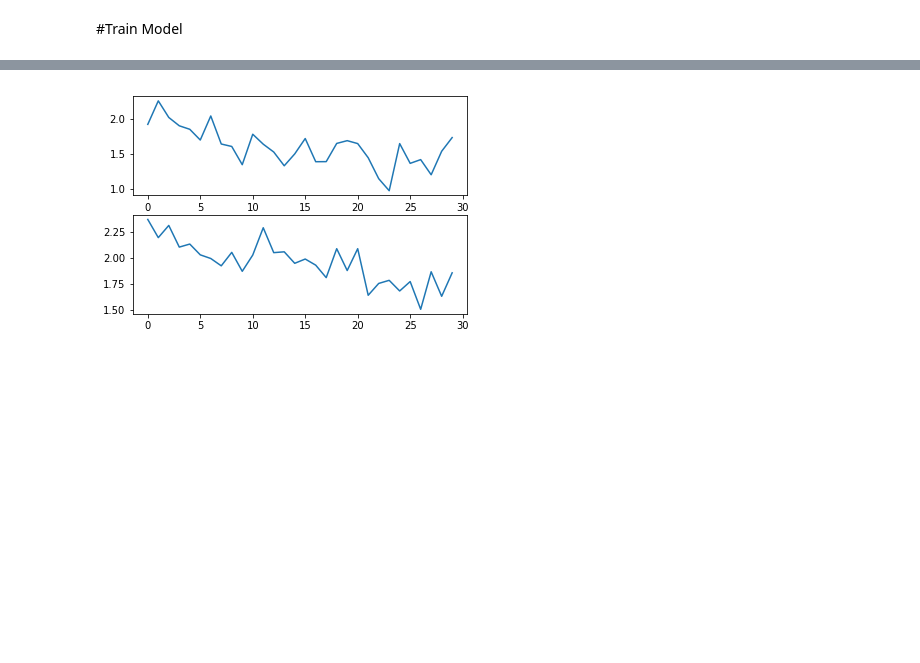
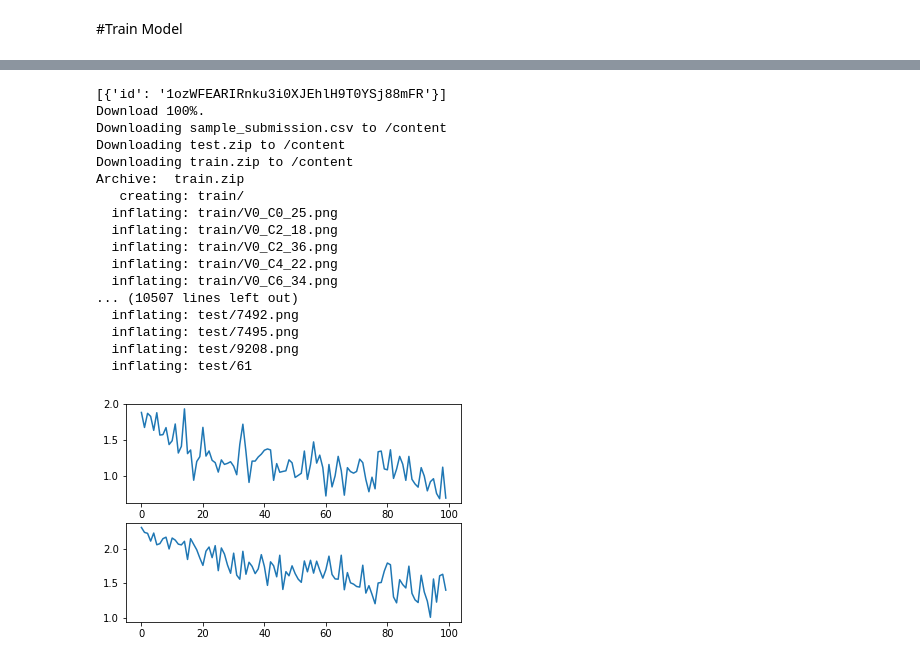
Before and after one commit to Chithra22/Deep-Learning, a Jupyter notebook: Tamil_Vowels_Consonants.ipynb, the cells around one changed output, grey strips where cells are left out. Drawn from its saved outputs; the diff is of its cells as text; code cells hidden in the pictures; blank space fills up the shorter version.

```diff
--- a/Tamil_Vowels_Consonants.ipynb
+++ b/Tamil_Vowels_Consonants.ipynb
@@ -25,7 +25,7 @@ import copy
 _imported=False
 _loaded = False
 _trained = False
-epochs = 30
+epochs = 100
 
 # transform = None
 # train_loader = None
@@ -866,7 +868,7 @@ def trainModel(_imported, _loaded):
     loadData()
   transform, train_loader, validation_loader = prepareTrainingData()
 
-  args= Params("LeakyReLU", "Adam", "VGG", epochs)
+  args= Params("LeakyReLU", "Adam", "ALeXNET", epochs)
   net = LoadModel(args.model, args.activation_fn, args.optim)
   PredictVowelsAndConsonants(args,net, train_loader, validation_loader)
 # %%
@@ -885,6 +887,6 @@ def predictOutput():
 # %% [markdown]
 #Train Model
 # %%
-trainModel(True, True)
+trainModel(False, False)
 # print(_imported)
 # %% [output]
@@ -908,3 +910,20 @@ Epoch: 29/30, Overall Train acc: 22.94,Overall Validation acc: 14.10
+[{'id': '1ozWFEARIRnku3i0XJEhlH9T0YSj88mFR'}]
+Download 100%.
+Downloading sample_submission.csv to /content
+Downloading test.zip to /content
+Downloading train.zip to /content
+Archive:  train.zip
+   creating: train/
+  inflating: train/V0_C0_25.png
+  inflating: train/V0_C2_18.png
+  inflating: train/V0_C2_36.png
+  inflating: train/V0_C4_22.png
+  inflating: train/V0_C6_34.png
+... (10507 lines left out)
+  inflating: test/7492.png
+  inflating: test/7495.png
+  inflating: test/9208.png
+  inflating: test/61
-[figure, old version]
+[figure, new version]
 # %%
 predictOutput()
```
Also changed, not shown: parts of 3 cells of this notebook.
